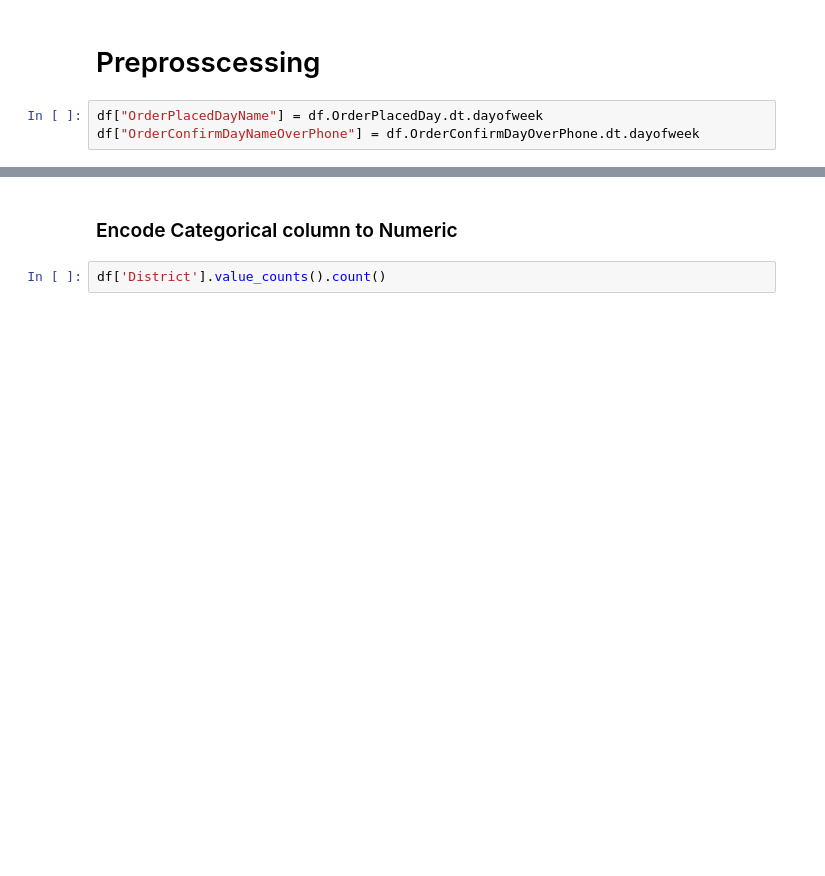
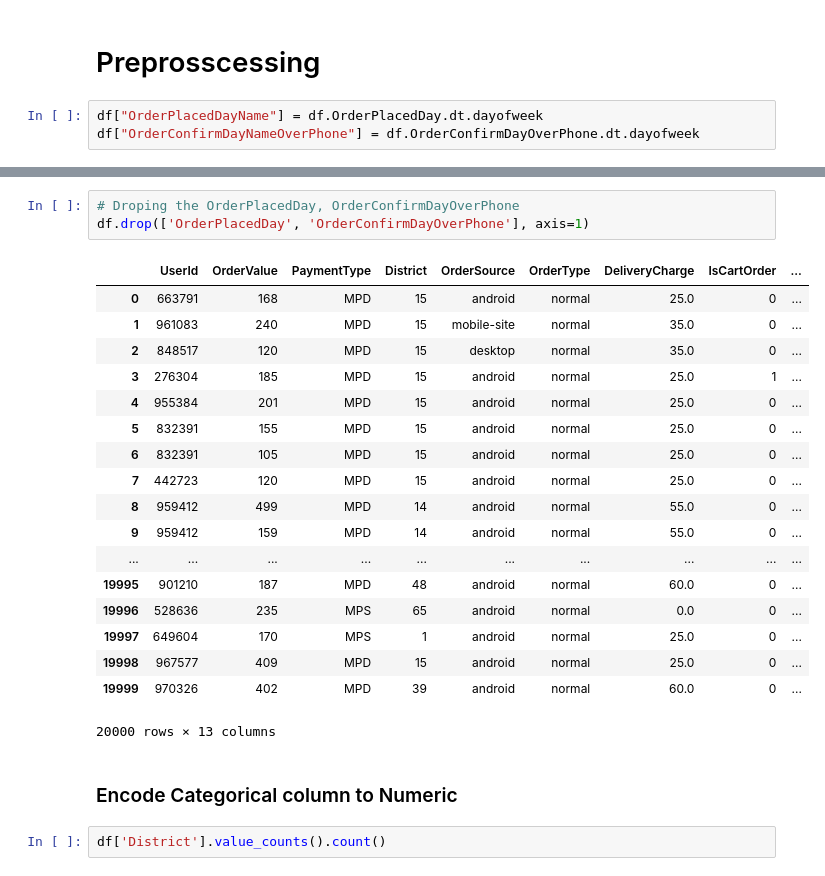
Before and after one commit to Rezwanul-Haque/RTO_Classification, a Jupyter notebook: classification_RTO_customer_prediction.ipynb, the cells around one changed output, grey strips where cells are left out. Saved outputs shown, nothing was run; the diff lists cells and outputs as text; blank space fills up the shorter version.

```diff
--- a/classification_RTO_customer_prediction.ipynb
+++ b/classification_RTO_customer_prediction.ipynb
@@ -193,3 +305,25 @@ df.head()
+# %%
+# Droping the OrderPlacedDay, OrderConfirmDayOverPhone
+df.drop(['OrderPlacedDay', 'OrderConfirmDayOverPhone'], axis=1)
+# %% [output]
+|  | UserId | OrderValue | PaymentType | District | OrderSource | OrderType | DeliveryCharge | IsCartOrder | ... |
+| 0 | 663791 | 168 | MPD | 15 | android | normal | 25.0 | 0 | ... |
+| 1 | 961083 | 240 | MPD | 15 | mobile-site | normal | 35.0 | 0 | ... |
+| 2 | 848517 | 120 | MPD | 15 | desktop | normal | 35.0 | 0 | ... |
+| 3 | 276304 | 185 | MPD | 15 | android | normal | 25.0 | 1 | ... |
+| 4 | 955384 | 201 | MPD | 15 | android | normal | 25.0 | 0 | ... |
+| 5 | 832391 | 155 | MPD | 15 | android | normal | 25.0 | 0 | ... |
+| 6 | 832391 | 105 | MPD | 15 | android | normal | 25.0 | 0 | ... |
+| 7 | 442723 | 120 | MPD | 15 | android | normal | 25.0 | 0 | ... |
+| 8 | 959412 | 499 | MPD | 14 | android | normal | 55.0 | 0 | ... |
+| 9 | 959412 | 159 | MPD | 14 | android | normal | 55.0 | 0 | ... |
+| ... | ... | ... | ... | ... | ... | ... | ... | ... | ... |
+| 19995 | 901210 | 187 | MPD | 48 | android | normal | 60.0 | 0 | ... |
+| 19996 | 528636 | 235 | MPS | 65 | android | normal | 0.0 | 0 | ... |
+| 19997 | 649604 | 170 | MPS | 1 | android | normal | 25.0 | 0 | ... |
+| 19998 | 967577 | 409 | MPD | 15 | android | normal | 25.0 | 0 | ... |
+| 19999 | 970326 | 402 | MPD | 39 | android | normal | 60.0 | 0 | ... |
+20000 rows × 13 columns
 # %% [markdown]
 ### Encode Categorical column to Numeric
 # %%
```
Also changed, not shown: parts of 31 cells of this notebook.
